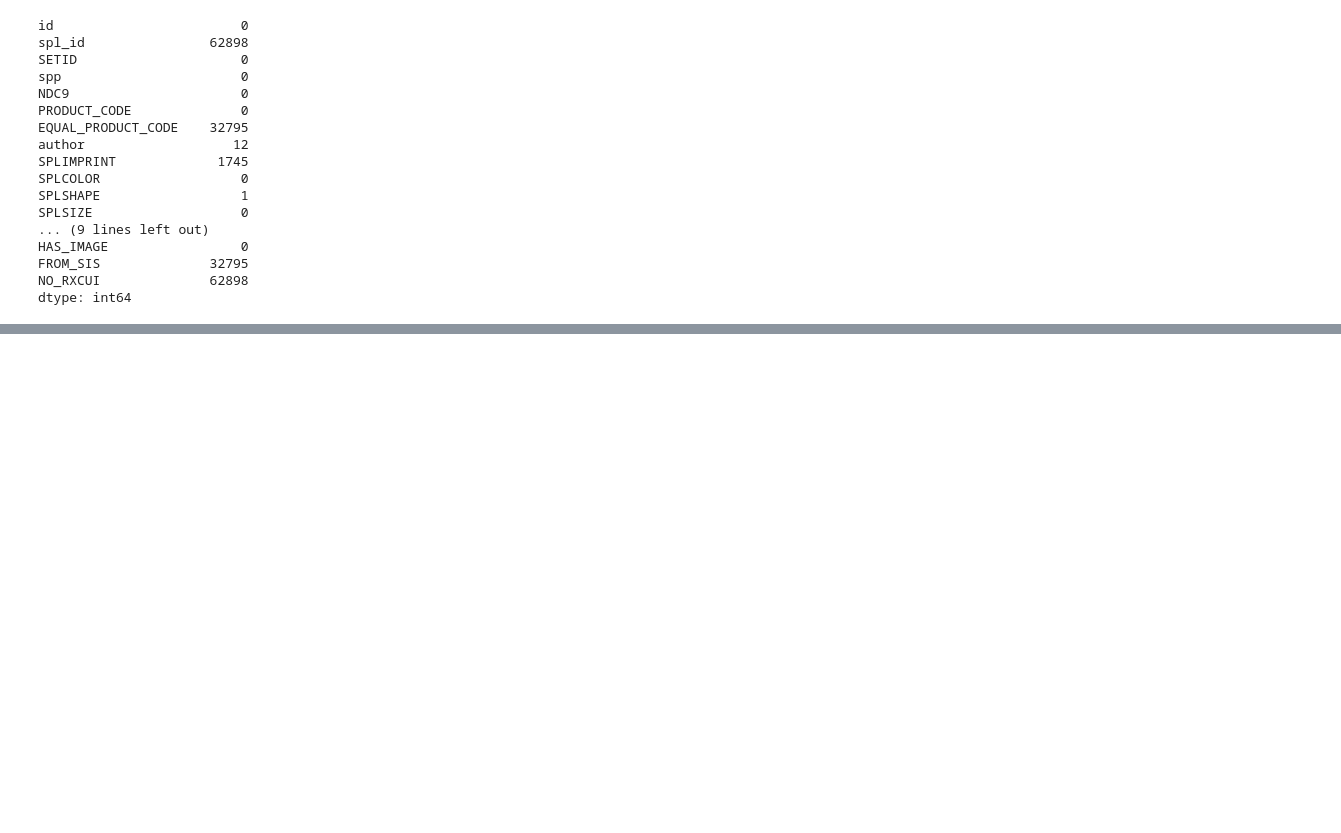
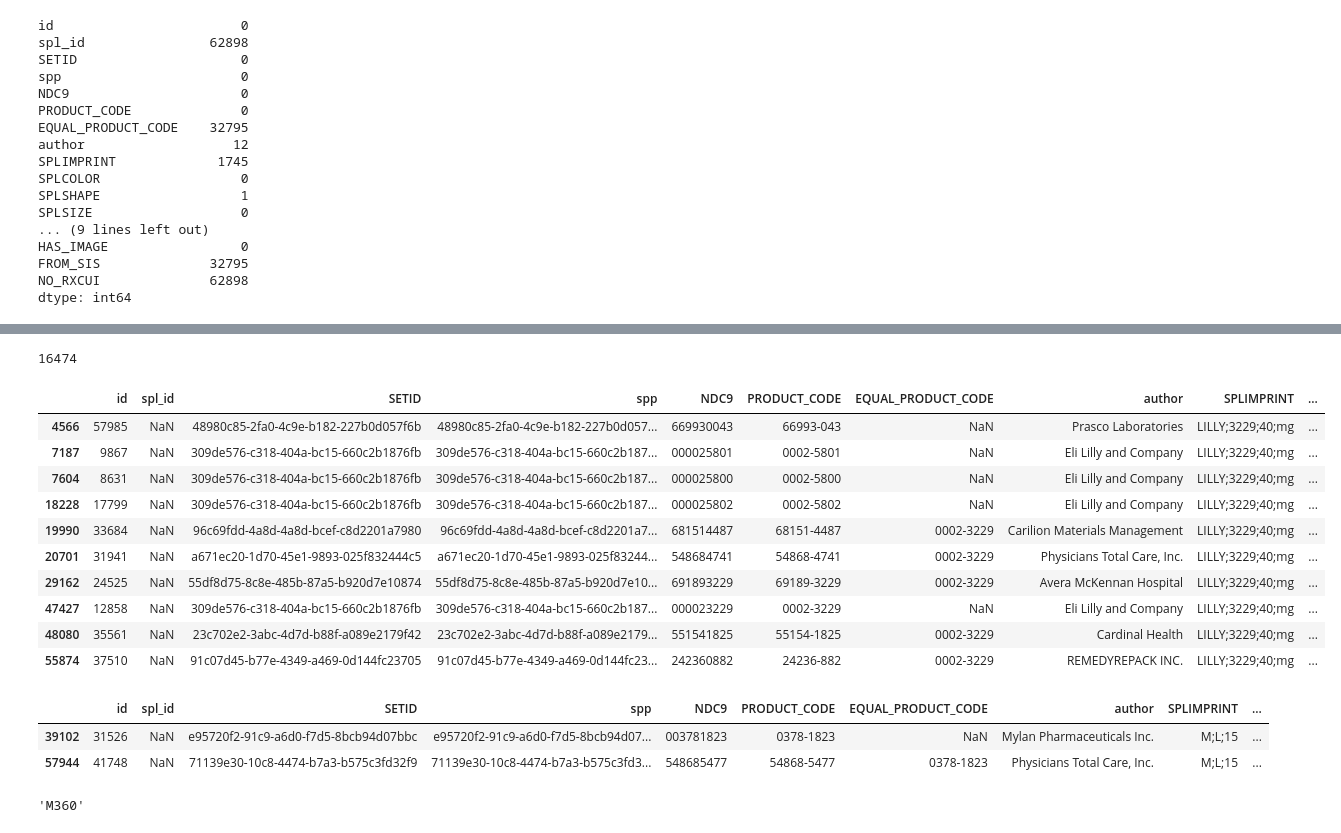
Before and after one commit to labs12-rxid/DS, a Jupyter notebook: pill_id_test.ipynb, the cells around one changed output, grey strips where cells are left out. Cells and saved outputs as stored; diff of their text form; code cells hidden in the pictures; blank space fills up the shorter version.

```diff
--- a/pill_id_test.ipynb
+++ b/pill_id_test.ipynb
@@ -101,0 +159,35 @@ dtype: int64
+# %%
+# Number of pills with unique imprinted codes! ONLY 16k OUT OF 62k
+df.SPLIMPRINT.nunique()
+# %% [output]
+16474
+# %%
+# Pills with same SPLIMPRINT also match in SPLCOLOR, SPLSHAPE, SPLSIZE
+# In essence, they're the same!
+df1 = df.copy()
+df1 = df1[df1.SPLIMPRINT.notnull()]
+df1[df1['SPLIMPRINT'].str.contains("3229")]
+# %% [output]
+|  | id | spl_id | SETID | spp | NDC9 | PRODUCT_CODE | EQUAL_PRODUCT_CODE | author | SPLIMPRINT | ... |
+| 4566 | 57985 | NaN | 48980c85-2fa0-4c9e-b182-227b0d057f6b | 48980c85-2fa0-4c9e-b182-227b0d057... | 669930043 | 66993-043 | NaN | Prasco Laboratories | LILLY;3229;40;mg | ... |
+| 7187 | 9867 | NaN | 309de576-c318-404a-bc15-660c2b1876fb | 309de576-c318-404a-bc15-660c2b187... | 000025801 | 0002-5801 | NaN | Eli Lilly and Company | LILLY;3229;40;mg | ... |
+| 7604 | 8631 | NaN | 309de576-c318-404a-bc15-660c2b1876fb | 309de576-c318-404a-bc15-660c2b187... | 000025800 | 0002-5800 | NaN | Eli Lilly and Company | LILLY;3229;40;mg | ... |
+| 18228 | 17799 | NaN | 309de576-c318-404a-bc15-660c2b1876fb | 309de576-c318-404a-bc15-660c2b187... | 000025802 | 0002-5802 | NaN | Eli Lilly and Company | LILLY;3229;40;mg | ... |
+| 19990 | 33684 | NaN | 96c69fdd-4a8d-4a8d-bcef-c8d2201a7980 | 96c69fdd-4a8d-4a8d-bcef-c8d2201a7... | 681514487 | 68151-4487 | 0002-3229 | Carilion Materials Management | LILLY;3229;40;mg | ... |
+| 20701 | 31941 | NaN | a671ec20-1d70-45e1-9893-025f832444c5 | a671ec20-1d70-45e1-9893-025f83244... | 548684741 | 54868-4741 | 0002-3229 | Physicians Total Care, Inc. | LILLY;3229;40;mg | ... |
+| 29162 | 24525 | NaN | 55df8d75-8c8e-485b-87a5-b920d7e10874 | 55df8d75-8c8e-485b-87a5-b920d7e10... | 691893229 | 69189-3229 | 0002-3229 | Avera McKennan Hospital | LILLY;3229;40;mg | ... |
+| 47427 | 12858 | NaN | 309de576-c318-404a-bc15-660c2b1876fb | 309de576-c318-404a-bc15-660c2b187... | 000023229 | 0002-3229 | NaN | Eli Lilly and Company | LILLY;3229;40;mg | ... |
+| 48080 | 35561 | NaN | 23c702e2-3abc-4d7d-b88f-a089e2179f42 | 23c702e2-3abc-4d7d-b88f-a089e2179... | 551541825 | 55154-1825 | 0002-3229 | Cardinal Health | LILLY;3229;40;mg | ... |
+| 55874 | 37510 | NaN | 91c07d45-b77e-4349-a469-0d144fc23705 | 91c07d45-b77e-4349-a469-0d144fc23... | 242360882 | 24236-882 | 0002-3229 | REMEDYREPACK INC. | LILLY;3229;40;mg | ... |
+# %%
+# When characters are separated by a space in the pills
+# semicolons (`;`) take the places of spaces
+df1[df1['SPLIMPRINT'].str.contains("M;L;15") | df1['SPLIMPRINT'].str.contains("L;15;M") ]
+# %% [output]
+|  | id | spl_id | SETID | spp | NDC9 | PRODUCT_CODE | EQUAL_PRODUCT_CODE | author | SPLIMPRINT | ... |
+| 39102 | 31526 | NaN | e95720f2-91c9-a6d0-f7d5-8bcb94d07bbc | e95720f2-91c9-a6d0-f7d5-8bcb94d07... | 003781823 | 0378-1823 | NaN | Mylan Pharmaceuticals Inc. | M;L;15 | ... |
+| 57944 | 41748 | NaN | 71139e30-10c8-4474-b7a3-b575c3fd32f9 | 71139e30-10c8-4474-b7a3-b575c3fd3... | 548685477 | 54868-5477 | 0378-1823 | Physicians Total Care, Inc. | M;L;15 | ... |
+# %%
+df.SPLIMPRINT[0]
+# %% [output]
+'M360'
```
Also changed, not shown: parts of 15 cells of this notebook.
